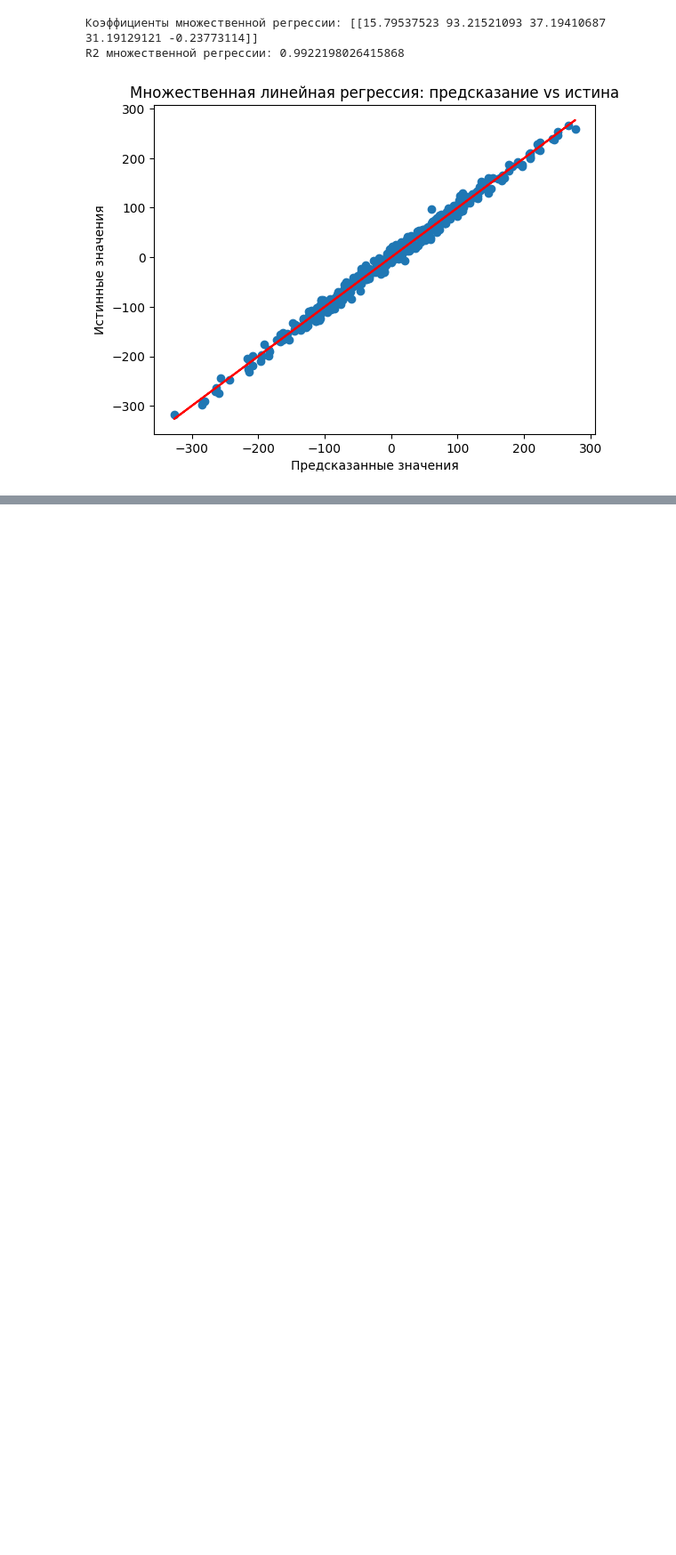
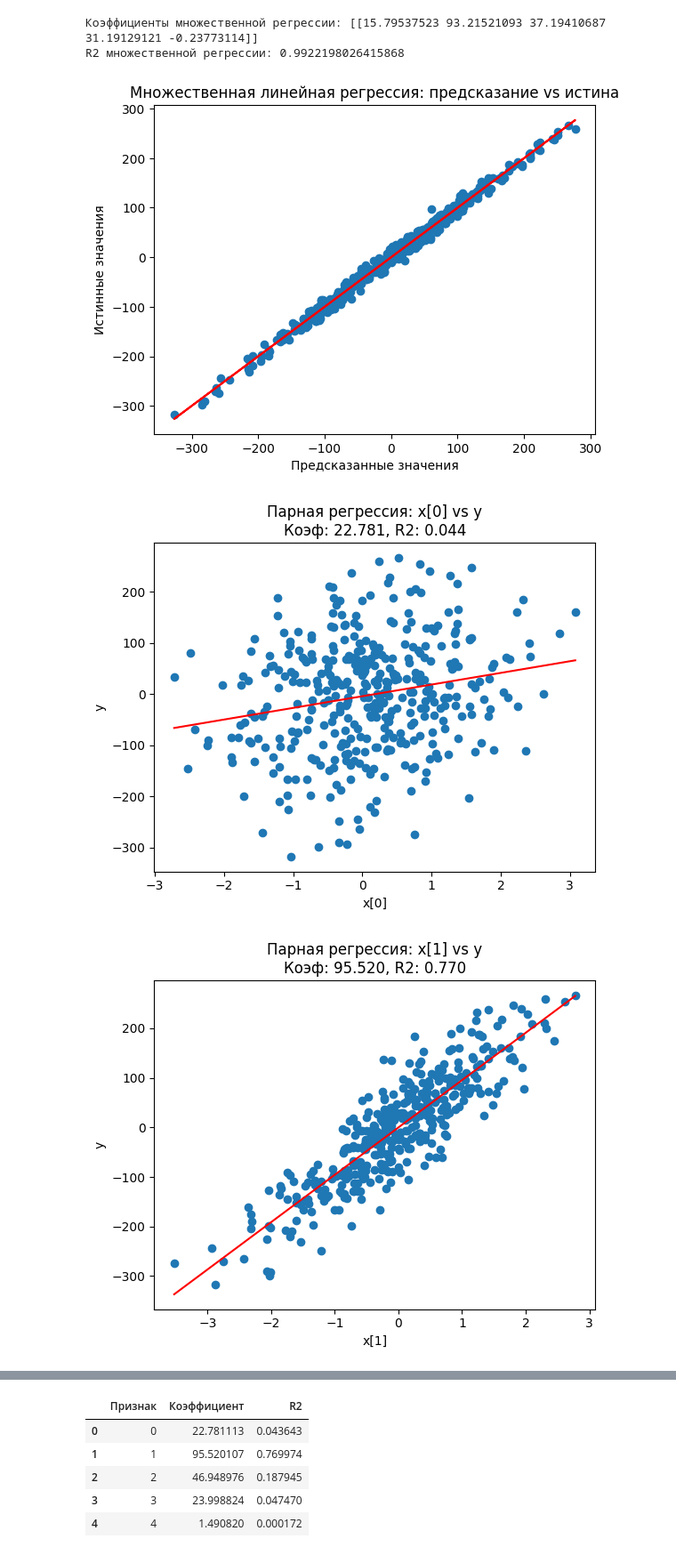
Before and after one commit to nexxy06/misis_ml_course, a Jupyter notebook: ML1.2 multivariate/1.2ml.ipynb, the cells around one changed output, grey strips where cells are left out. Shown at 89% size. Cells and saved outputs as stored; diff of their text form; code cells hidden in the pictures; blank space fills up the shorter version.

```diff
--- a/ML1.2 multivariate/1.2ml.ipynb
+++ b/ML1.2 multivariate/1.2ml.ipynb
@@ -92,3 +86,32 @@ R2 парной регрессии: 0.7699743283650629
 Коэффициенты множественной регрессии: [[15.79537523 93.21521093 37.19410687 31.19129121 -0.23773114]]
 R2 множественной регрессии: 0.9922198026415868
 [figure]
+# %%
+r2_scores = []
+coefs = []
+
+for col in x.columns:
+    model = LinearRegression()
+    model.fit(x[[col]], y)
+    r2 = model.score(x[[col]], y)
+    coef = model.coef_[0][0]
+    r2_scores.append(r2)
+    coefs.append(coef)
+    plt.figure()
+    plt.scatter(x[col], y)
+    xx = np.linspace(x[col].min(), x[col].max(), 100).reshape(-1, 1)
+    plt.plot(xx, model.predict(xx), c='r')
+    plt.xlabel(f"x[{col}]")
+    plt.ylabel("y")
+    plt.title(f"Парная регрессия: x[{col}] vs y\nКоэф: {coef:.3f}, R2: {r2:.3f}")
+    plt.show()
+
+summary = pd.DataFrame({
+    "Признак": x.columns,
+    "Коэффициент": coefs,
+    "R2": r2_scores
+})
+display(summary)
+# %% [output]
+[figure, added]
+[figure, added]
@@ -94,0 +121,6 @@ R2 множественной регрессии: 0.9922198026415868
+|  | Признак | Коэффициент | R2 |
+| 0 | 0 | 22.781113 | 0.043643 |
+| 1 | 1 | 95.520107 | 0.769974 |
+| 2 | 2 | 46.948976 | 0.187945 |
+| 3 | 3 | 23.998824 | 0.047470 |
+| 4 | 4 | 1.490820 | 0.000172 |
```
Also changed, not shown: parts of 2 cells of this notebook.
